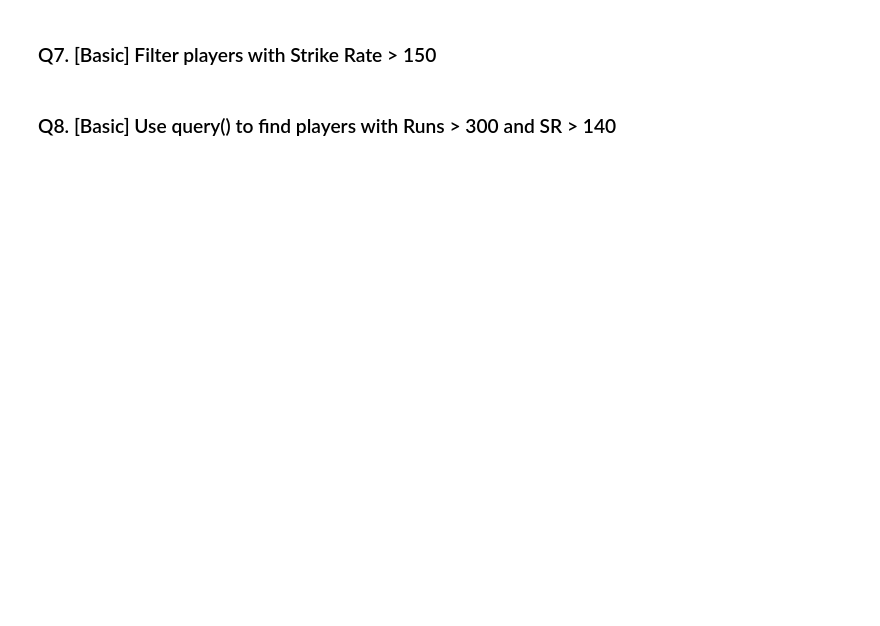
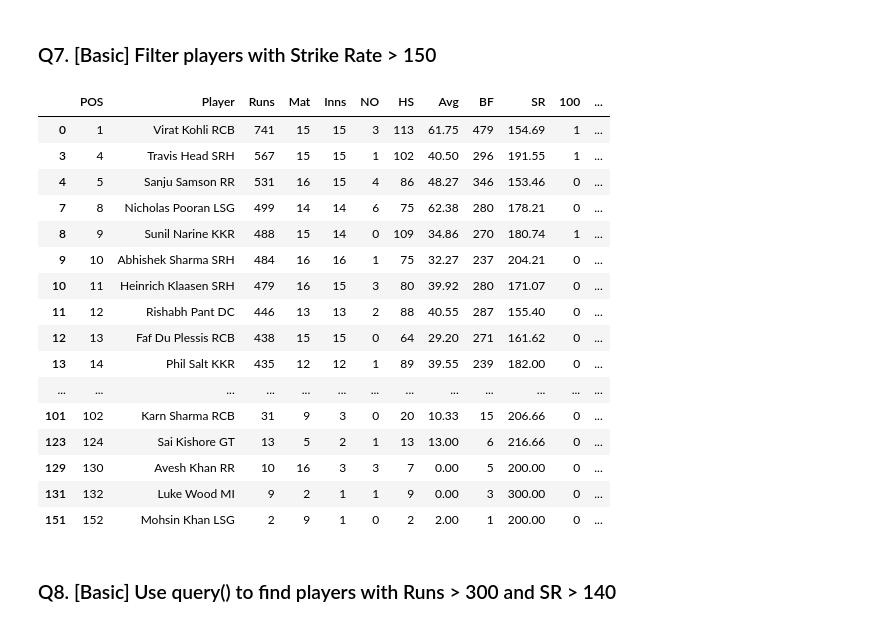
Before and after one commit to Harshit-kumar38/IPL-Dataset-Analysis-Pandas-, a Jupyter notebook: IPL_Pandas_Practice_275Q.ipynb, the cells around one changed output. Cells and saved outputs as stored; diff of their text form; code cells hidden in the pictures; blank space fills up the shorter version.

```diff
--- a/IPL_Pandas_Practice_275Q.ipynb
+++ b/IPL_Pandas_Practice_275Q.ipynb
@@ -877,6 +1040,25 @@ df_missing.loc[df_missing['Runs'] < 50, 'SR'] = np.nan
 ### Q7. [Basic] Filter players with Strike Rate > 150
 # %%
 # Your code here
+df[df['SR']>150]
+# %% [output]
+|  | POS | Player | Runs | Mat | Inns | NO | HS | Avg | BF | SR | 100 | ... |
+| 0 | 1 | Virat Kohli RCB | 741 | 15 | 15 | 3 | 113 | 61.75 | 479 | 154.69 | 1 | ... |
+| 3 | 4 | Travis Head SRH | 567 | 15 | 15 | 1 | 102 | 40.50 | 296 | 191.55 | 1 | ... |
+| 4 | 5 | Sanju Samson RR | 531 | 16 | 15 | 4 | 86 | 48.27 | 346 | 153.46 | 0 | ... |
+| 7 | 8 | Nicholas Pooran LSG | 499 | 14 | 14 | 6 | 75 | 62.38 | 280 | 178.21 | 0 | ... |
+| 8 | 9 | Sunil Narine KKR | 488 | 15 | 14 | 0 | 109 | 34.86 | 270 | 180.74 | 1 | ... |
+| 9 | 10 | Abhishek Sharma SRH | 484 | 16 | 16 | 1 | 75 | 32.27 | 237 | 204.21 | 0 | ... |
+| 10 | 11 | Heinrich Klaasen SRH | 479 | 16 | 15 | 3 | 80 | 39.92 | 280 | 171.07 | 0 | ... |
+| 11 | 12 | Rishabh Pant DC | 446 | 13 | 13 | 2 | 88 | 40.55 | 287 | 155.40 | 0 | ... |
+| 12 | 13 | Faf Du Plessis RCB | 438 | 15 | 15 | 0 | 64 | 29.20 | 271 | 161.62 | 0 | ... |
+| 13 | 14 | Phil Salt KKR | 435 | 12 | 12 | 1 | 89 | 39.55 | 239 | 182.00 | 0 | ... |
+| ... | ... | ... | ... | ... | ... | ... | ... | ... | ... | ... | ... | ... |
+| 101 | 102 | Karn Sharma RCB | 31 | 9 | 3 | 0 | 20 | 10.33 | 15 | 206.66 | 0 | ... |
+| 123 | 124 | Sai Kishore GT | 13 | 5 | 2 | 1 | 13 | 13.00 | 6 | 216.66 | 0 | ... |
+| 129 | 130 | Avesh Khan RR | 10 | 16 | 3 | 3 | 7 | 0.00 | 5 | 200.00 | 0 | ... |
+| 131 | 132 | Luke Wood MI | 9 | 2 | 1 | 1 | 9 | 0.00 | 3 | 300.00 | 0 | ... |
+| 151 | 152 | Mohsin Khan LSG | 2 | 9 | 1 | 0 | 2 | 2.00 | 1 | 200.00 | 0 | ... |
 # %% [markdown]
 ### Q8. [Basic] Use query() to find players with Runs > 300 and SR > 140
 # %%
```
Also changed, not shown: parts of 30 cells of this notebook.
